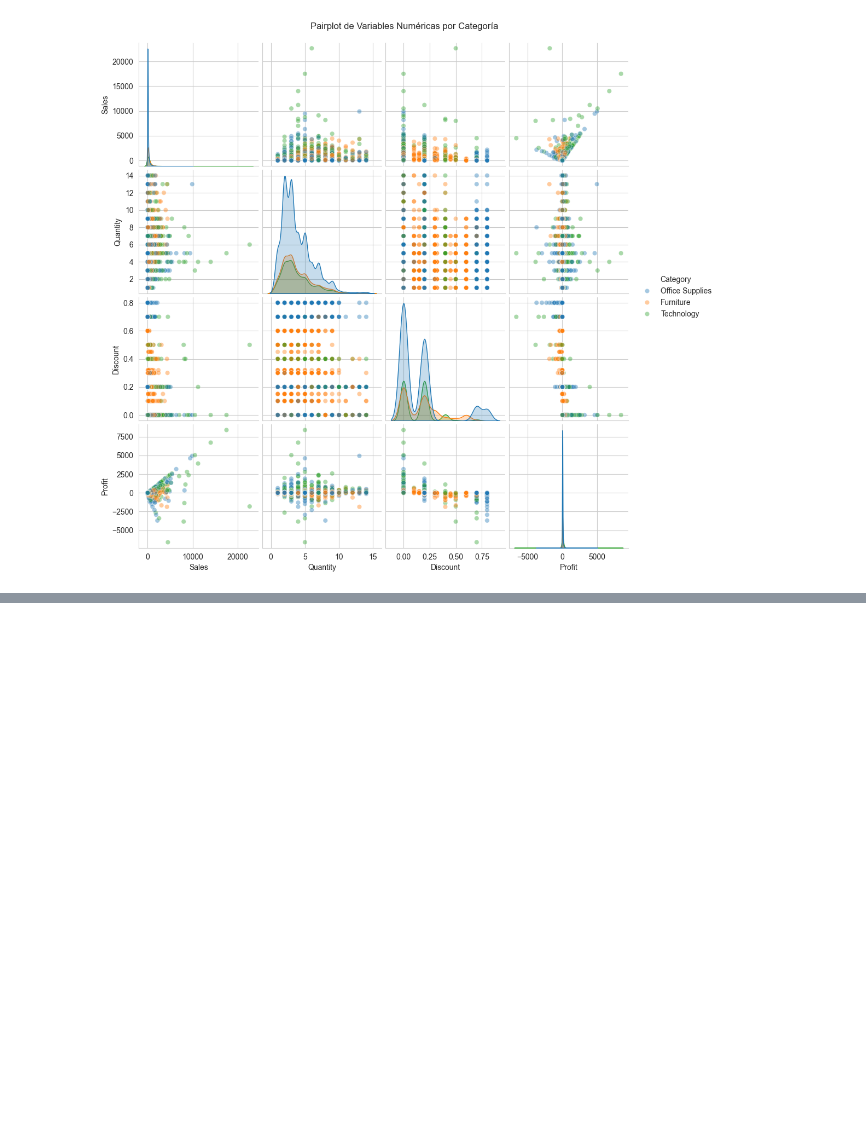
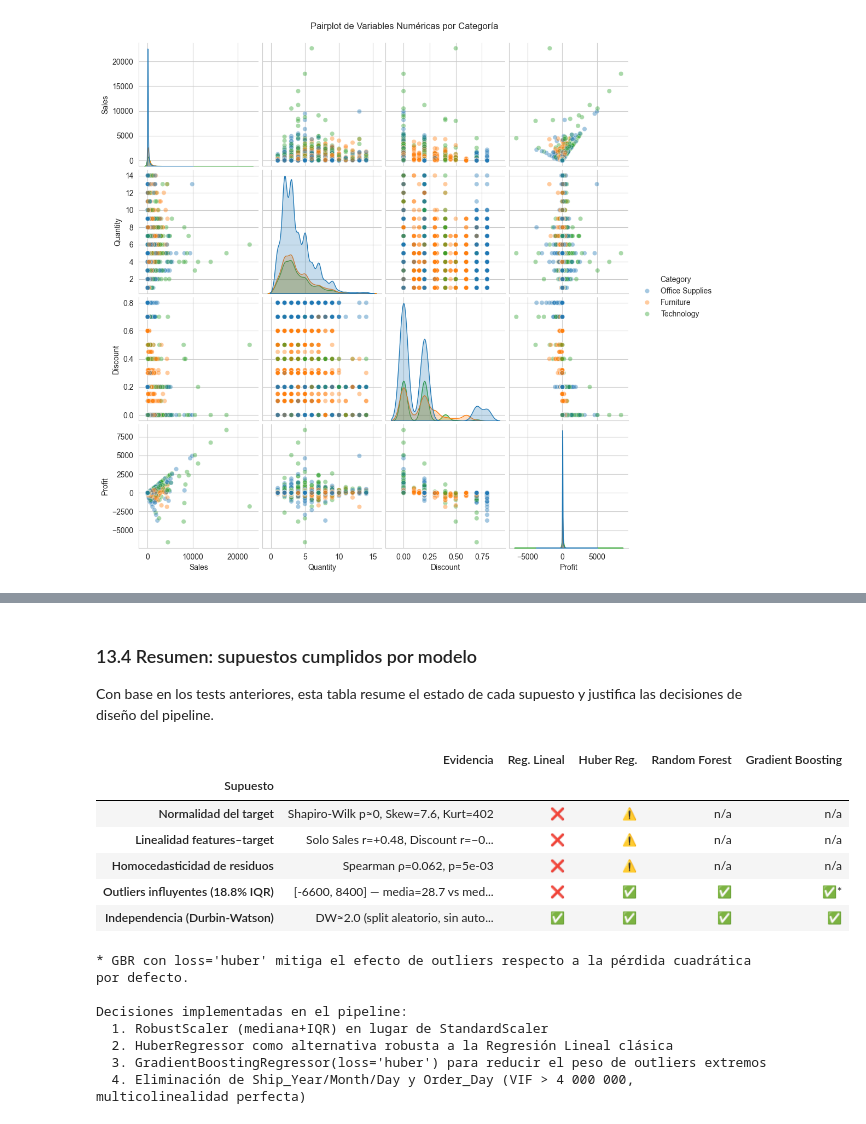
Before and after one commit to CamiloVelasquez/Eda-superstore-sales, a Jupyter notebook: notebooks/superstore_eda.ipynb, the cells around one changed output, grey strips where cells are left out. Cells and saved outputs as stored; diff of their text form; code cells hidden in the pictures; blank space fills up the shorter version.

```diff
--- a/notebooks/superstore_eda.ipynb
+++ b/notebooks/superstore_eda.ipynb
@@ -696 +893,51 @@ plt.show()
+# %% [markdown]
+### 13.4 Resumen: supuestos cumplidos por modelo
+
+Con base en los tests anteriores, esta tabla resume el estado de cada supuesto y justifica las decisiones de diseño del pipeline.
+# %%
+resumen = {
+    'Supuesto': [
+        'Normalidad del target',
+        'Linealidad features–target',
+        'Homocedasticidad de residuos',
+        'Outliers influyentes (18.8% IQR)',
+        'Independencia (Durbin-Watson)',
+    ],
+    'Evidencia': [
+        f'Shapiro-Wilk p≈0, Skew={df["Profit"].skew():.1f}, Kurt={df["Profit"].kurt():.0f}',
+        'Solo Sales r=+0.48, Discount r=−0.22; resto ≈0',
+        f'Spearman ρ={rho:.3f}, p={p_hetero:.0e}',
+        f'[{outliers.min():.0f}, {outliers.max():.0f}] — media={df["Profit"].mean():.1f} vs mediana={df["Profit"].median():.1f}',
+        'DW≈2.0 (split aleatorio, sin autocorrelación temporal)',
+    ],
+    'Reg. Lineal':      ['❌', '❌', '❌', '❌', '✅'],
+    'Huber Reg.':       ['⚠️', '⚠️', '⚠️', '✅', '✅'],
+    'Random Forest':    ['n/a', 'n/a', 'n/a', '✅', '✅'],
+    'Gradient Boosting':['n/a', 'n/a', 'n/a', '✅*', '✅'],
+}
+
+df_resumen = pd.DataFrame(resumen)
+display(df_resumen.set_index('Supuesto'))
+
+print("\n* GBR con loss='huber' mitiga el efecto de outliers respecto a la pérdida cuadrática por defecto.")
+print("\nDecisiones implementadas en el pipeline:")
+print("  1. RobustScaler (mediana+IQR) en lugar de StandardScaler")
+print("  2. HuberRegressor como alternativa robusta a la Regresión Lineal clásica")
+print("  3. GradientBoostingRegressor(loss='huber') para reducir el peso de outliers extremos")
+print("  4. Eliminación de Ship_Year/Month/Day y Order_Day (VIF > 4 000 000, multicolinealidad perfecta)")
+# %% [output]
+|  | Evidencia | Reg. Lineal | Huber Reg. | Random Forest | Gradient Boosting |
+| Supuesto |  |  |  |  |  |
+| Normalidad del target | Shapiro-Wilk p≈0, Skew=7.6, Kurt=402 | ❌ | ⚠️ | n/a | n/a |
+| Linealidad features–target | Solo Sales r=+0.48, Discount r=−0... | ❌ | ⚠️ | n/a | n/a |
+| Homocedasticidad de residuos | Spearman ρ=0.062, p=5e-03 | ❌ | ⚠️ | n/a | n/a |
+| Outliers influyentes (18.8% IQR) | [-6600, 8400] — media=28.7 vs med... | ❌ | ✅ | ✅ | ✅* |
+| Independencia (Durbin-Watson) | DW≈2.0 (split aleatorio, sin auto... | ✅ | ✅ | ✅ | ✅ |
+* GBR con loss='huber' mitiga el efecto de outliers respecto a la pérdida cuadrática por defecto.
+
+Decisiones implementadas en el pipeline:
+  1. RobustScaler (mediana+IQR) en lugar de StandardScaler
+  2. HuberRegressor como alternativa robusta a la Regresión Lineal clásica
+  3. GradientBoostingRegressor(loss='huber') para reducir el peso de outliers extremos
+  4. Eliminación de Ship_Year/Month/Day y Order_Day (VIF > 4 000 000, multicolinealidad perfecta)
 # %% [markdown]
```
Also changed, not shown: parts of 13 cells of this notebook, 1 other file.
